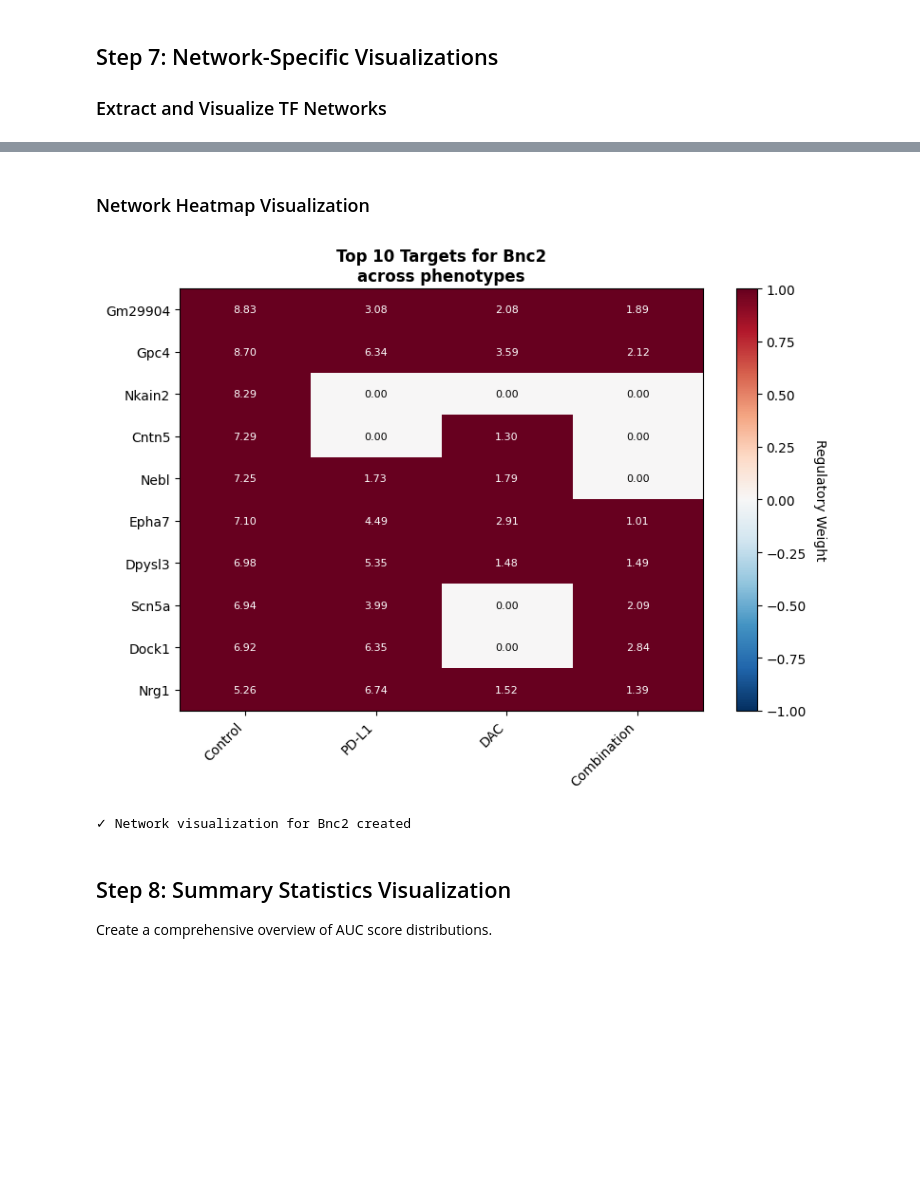
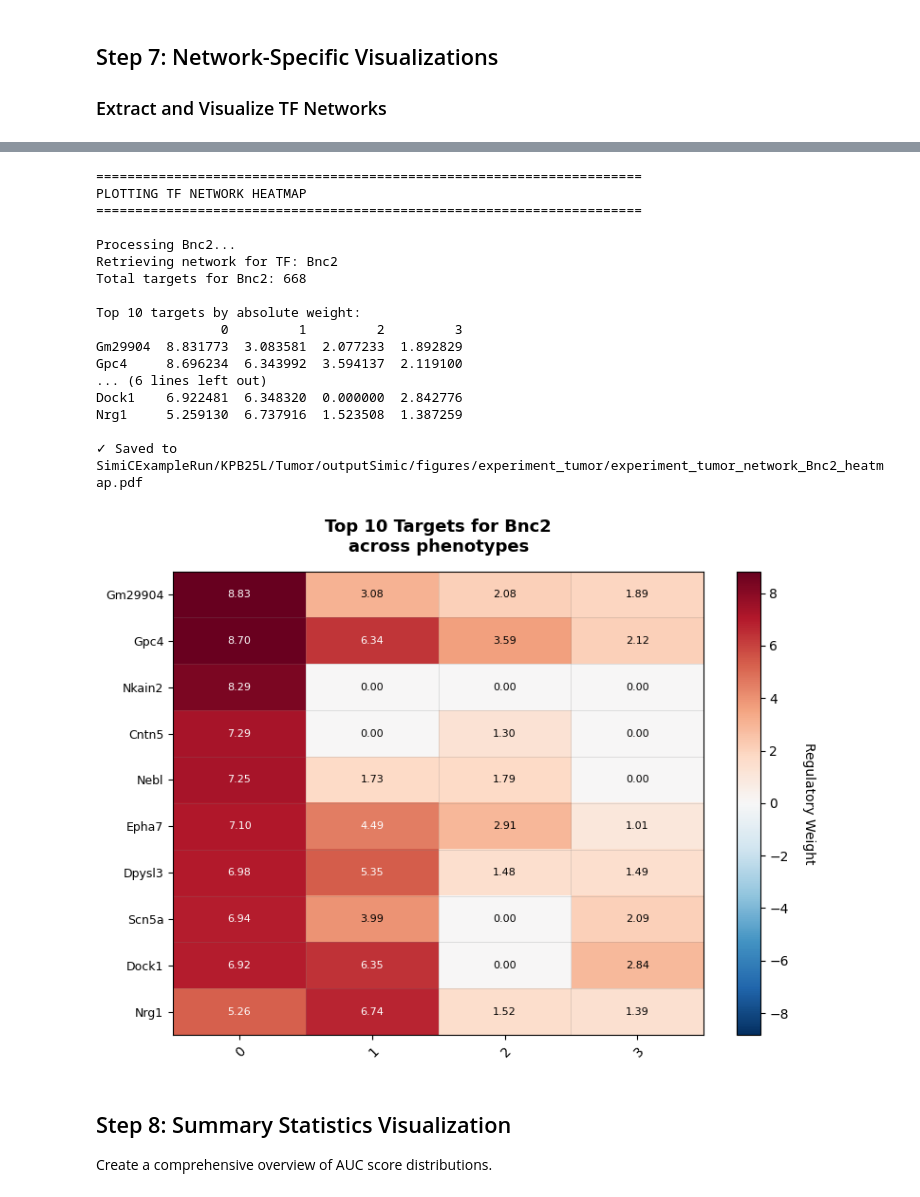
Before and after one commit to ML4BM-Lab/SimiCPipeline, a Jupyter notebook: notebooks/Tutorial_SimiCPipeline_visualization.ipynb, the cells around one changed output, grey strips where cells are left out. Drawn from its saved outputs; the diff is of its cells as text; code cells hidden in the pictures; blank space fills up the shorter version.

```diff
--- a/notebooks/Tutorial_SimiCPipeline_visualization.ipynb
+++ b/notebooks/Tutorial_SimiCPipeline_visualization.ipynb
@@ -327,46 +334,24 @@ Nrg1     5.259130  6.737916  1.523508  1.387259
-# %% [markdown]
-### Network Heatmap Visualization
-# %%
-# Create heatmap of TF regulatory network
-fig, ax = plt.subplots(figsize=(8, 6))
-
-# Drop the max_abs_weight column for plotting
-plot_data = top_targets.drop('max_abs_weight', axis=1)
-
-im = ax.imshow(plot_data.values, cmap='RdBu_r', aspect='auto', vmin=-1, vmax=1)
-
-# Set labels
-label_names = ['Control', 'PD-L1', 'DAC', 'Combination']
-ax.set_xticks(np.arange(len(plot_data.columns)))
-ax.set_yticks(np.arange(len(plot_data.index)))
-ax.set_xticklabels(label_names[:len(plot_data.columns)])
-ax.set_yticklabels(plot_data.index)
-
-plt.setp(ax.get_xticklabels(), rotation=45, ha='right')
-
-# Add colorbar
-cbar = plt.colorbar(im, ax=ax)
-cbar.set_label('Regulatory Weight', rotation=270, labelpad=15)
-
-ax.set_title(f'Top 10 Targets for {tf_of_interest}\nacross phenotypes',
-            fontsize=12, fontweight='bold')
-
-# Add values to cells
-for i in range(len(plot_data.index)):
-    for j in range(len(plot_data.columns)):
-        text = ax.text(j, i, f'{plot_data.values[i, j]:.2f}',
-                      ha='center', va='center',
-                      color='white' if abs(plot_data.values[i, j]) > 0.5 else 'black',
-                      fontsize=8)
-
-plt.tight_layout()
-plt.savefig(viz.figures_path / f"network_{tf_of_interest}_heatmap.pdf", dpi=300, bbox_inches='tight')
-plt.show()
-
-print(f"✓ Network visualization for {tf_of_interest} created")
-# %% [output]
-[figure, removed]
-✓ Network visualization for Bnc2 created
+# %%
+viz.plot_tf_network_heatmap("Bnc2", top_n_targets=10, save=True)
+# %% [output]
+======================================================================
+PLOTTING TF NETWORK HEATMAP
+======================================================================
+
+Processing Bnc2...
+Retrieving network for TF: Bnc2
+Total targets for Bnc2: 668
+
+Top 10 targets by absolute weight:
+                0         1         2         3
+Gm29904  8.831773  3.083581  2.077233  1.892829
+Gpc4     8.696234  6.343992  3.594137  2.119100
+... (6 lines left out)
+Dock1    6.922481  6.348320  0.000000  2.842776
+Nrg1     5.259130  6.737916  1.523508  1.387259
+
+✓ Saved to SimiCExampleRun/KPB25L/Tumor/outputSimic/figures/experiment_tumor/experiment_tumor_network_Bnc2_heatmap.pdf
+[figure, added]
 # %% [markdown]
 ## Step 8: Summary Statistics Visualization
 
```
Also changed, not shown: parts of 25 cells of this notebook, 7 other files.
